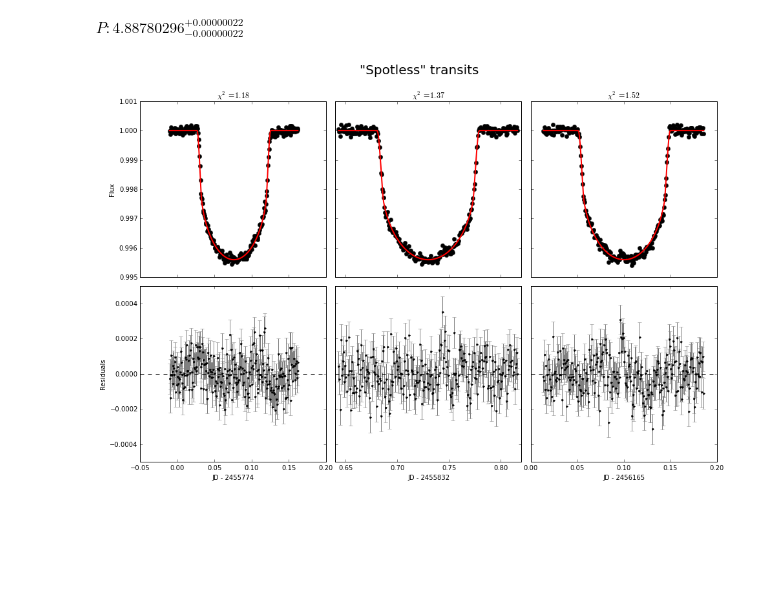
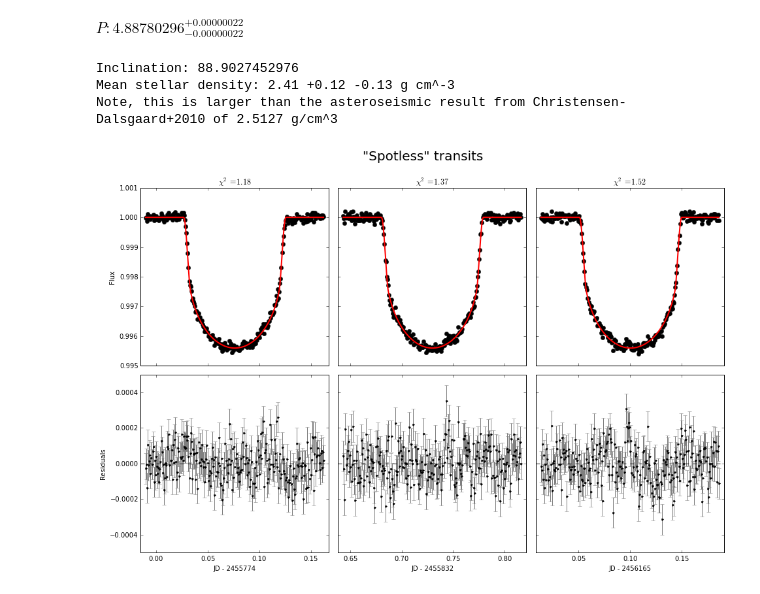
Before and after one commit to bmorris3/hat-11, a Jupyter notebook: data/fit_transit.ipynb, the cells around one changed output. Saved outputs shown, nothing was run; the diff lists cells and outputs as text; code cells hidden in the pictures; blank space fills up the shorter version.

```diff
--- a/data/fit_transit.ipynb
+++ b/data/fit_transit.ipynb
@@ -258,6 +259,37 @@ Latex("$P: {{{0:.8f}}}^{{+{1:.8f}}}_{{-{2:.8f}}}$"
       .format(mid, plus-mid, mid-minus, p))
 # %% [output]
 $P: {4.88780296}^{+0.00000022}_{-0.00000022}$
+# %%
+from datacleaner import T14b2aRsi
+
+dur_refined, b_refined = np.median(samples_refined[:, [2,3]], axis=0)
+a_over_Rs, inclination = T14b2aRsi(best_fit_period, dur_refined, b_refined)
+print("Inclination: {0}".format(inclination))
+
+def rho_star(samples, P=best_fit_period):
+    import astropy.units as u
+    from astropy.constants import G
+    """Calculate stellar density from MCMC chain samples"""
+    T14 = samples[:,2]
+    b = samples[:,3]
+    aRs, i_deg = T14b2aRsi(P, T14, b)
+    rho_s = 3*np.pi/(G*(P*u.day)**2) * aRs**3
+    rho_s = rho_s.to(u.g/u.cm**3)
+
+    mid, minus, plus = np.percentile(rho_s, [50, 16, 84])
+    lower = mid - minus
+    upper = plus - mid
+
+    return mid, lower, upper
+
+rho = rho_star(samples_refined)
+print("Mean stellar density: {0:.2f} +{1:.2f} -{2:.2f} g cm^-3".format(*rho))
+print("Note, this is larger than the asteroseismic result "
+      "from Christensen-Dalsgaard+2010 of 2.5127 g/cm^3")
+# %% [output]
+Inclination: 88.9027452976
+Mean stellar density: 2.41 +0.12 -0.13 g cm^-3
+Note, this is larger than the asteroseismic result from Christensen-Dalsgaard+2010 of 2.5127 g/cm^3
 # %%
 best_fit_results = np.median(samples_refined, axis=0)
 from cleanfit import generate_model_lc_short
@@ -278,33 +310,33 @@ for i in range(len(t_splits) - 1):
                                            P=np.median(samples_eph[:, 1]))
 
     ax[0, i].plot(transit_lc.times.jd[start:stop] - mean_jd_int,
                   transit_lc.fluxes[start:stop], 'ko')
 
     ax[0, i].plot(transit_lc.times.jd[start:stop] - mean_jd_int, transitmodel,
                   'r', lw=2)
 
     ax[1, i].errorbar(transit_lc.times.jd[start:stop] - mean_jd_int,
                       transit_lc.fluxes[start:stop] - transitmodel,
                       transit_lc.errors[start:stop],
                       fmt='.', color='k', ecolor='gray')
 
     ax[1, i].axhline(0, ls='--', color='k')
     ax[1, i].set_xlabel("JD - {0}".format(mean_jd_int))
 
     transit_chi2 = (np.sum((transit_lc.fluxes[start:stop] - transitmodel)**2 /
                            transit_lc.errors[start:stop]**2) /
                     (len(transit_lc.fluxes[start:stop]) - len(best_fit_results)))
     ax[0, i].set_title("$\chi^2 = {0:.2f}$".format(transit_chi2))
 
-#    ax[0, i].set_xlim([transit_lc.times.jd[start:stop].min() - 0.01,
-#                       transit_lc.times.jd[start:stop].max() + 0.01])
+    ax[0, i].set_xlim([transit_lc.times.jd[start:stop].min() - mean_jd_int - 0.005,
+                       transit_lc.times.jd[start:stop].max() - mean_jd_int + 0.005])
 
 ax[0, 0].set_ylabel('Flux')
 ax[1, 0].set_ylabel('Residuals')
 spacing = 0.05
 fig.subplots_adjust(hspace=spacing, wspace=spacing)
 fig.suptitle('"Spotless" transits', fontsize=20, ha='center')
 fig.savefig("../plots/splotless_transits.png", bbox_inches='tight')
 plt.show()
 # %% [output]
-[figure, old version]
+[figure, new version]
```
Also changed, not shown: parts of 4 cells of this notebook.
